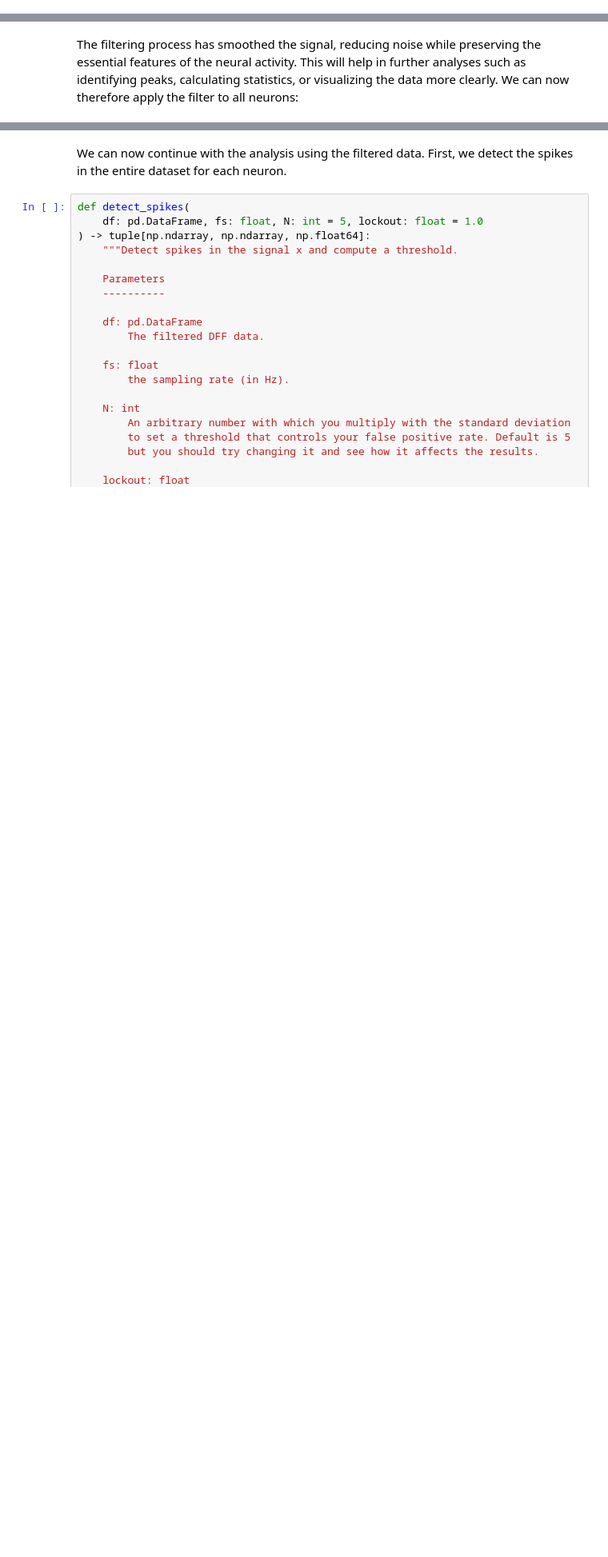
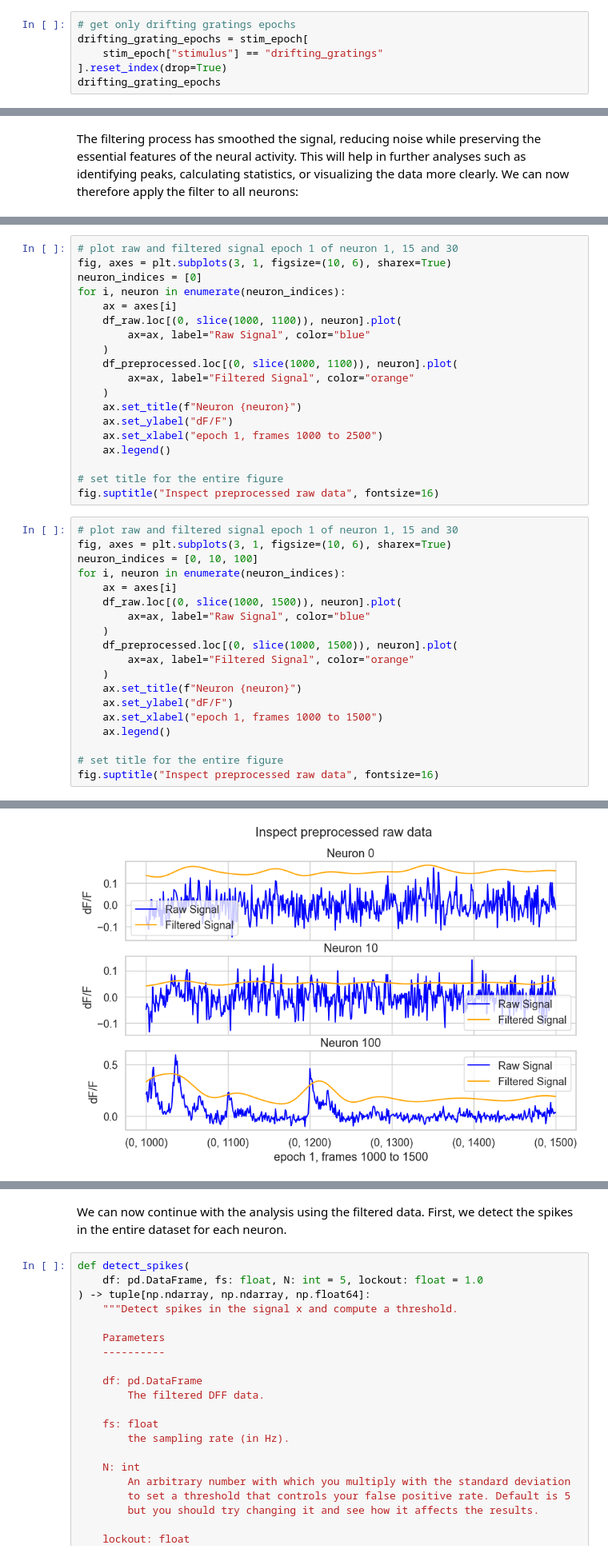
Before and after one commit to SaschaLeander/NeuralDataScience, a Jupyter notebook: FinalProject/practical01.ipynb, the cells around one changed output, grey strips where cells are left out. Shown at 80% size. Drawn from its saved outputs; the diff is of its cells as text; blank space fills up the shorter version.

```diff
--- a/FinalProject/practical01.ipynb
+++ b/FinalProject/practical01.ipynb
@@ -292,0 +250,6 @@ dff_df
+# %%
+# get only drifting gratings epochs
+drifting_grating_epochs = stim_epoch[
+    stim_epoch["stimulus"] == "drifting_gratings"
+].reset_index(drop=True)
+drifting_grating_epochs
@@ -399,0 +432,39 @@ filtered_dff_df
+# %%
+# plot raw and filtered signal epoch 1 of neuron 1, 15 and 30
+fig, axes = plt.subplots(3, 1, figsize=(10, 6), sharex=True)
+neuron_indices = [0]
+for i, neuron in enumerate(neuron_indices):
+    ax = axes[i]
+    df_raw.loc[(0, slice(1000, 1100)), neuron].plot(
+        ax=ax, label="Raw Signal", color="blue"
+    )
+    df_preprocessed.loc[(0, slice(1000, 1100)), neuron].plot(
+        ax=ax, label="Filtered Signal", color="orange"
+    )
+    ax.set_title(f"Neuron {neuron}")
+    ax.set_ylabel("dF/F")
+    ax.set_xlabel("epoch 1, frames 1000 to 2500")
+    ax.legend()
+
+# set title for the entire figure
+fig.suptitle("Inspect preprocessed raw data", fontsize=16)
+# %%
+# plot raw and filtered signal epoch 1 of neuron 1, 15 and 30
+fig, axes = plt.subplots(3, 1, figsize=(10, 6), sharex=True)
+neuron_indices = [0, 10, 100]
+for i, neuron in enumerate(neuron_indices):
+    ax = axes[i]
+    df_raw.loc[(0, slice(1000, 1500)), neuron].plot(
+        ax=ax, label="Raw Signal", color="blue"
+    )
+    df_preprocessed.loc[(0, slice(1000, 1500)), neuron].plot(
+        ax=ax, label="Filtered Signal", color="orange"
+    )
+    ax.set_title(f"Neuron {neuron}")
+    ax.set_ylabel("dF/F")
+    ax.set_xlabel("epoch 1, frames 1000 to 1500")
+    ax.legend()
+
+# set title for the entire figure
+fig.suptitle("Inspect preprocessed raw data", fontsize=16)
+# %% [output]
@@ -400 +472,2 @@ filtered_dff_df
+[figure, added]
 # %% [markdown]
```
Also changed, not shown: parts of 26 cells of this notebook.
